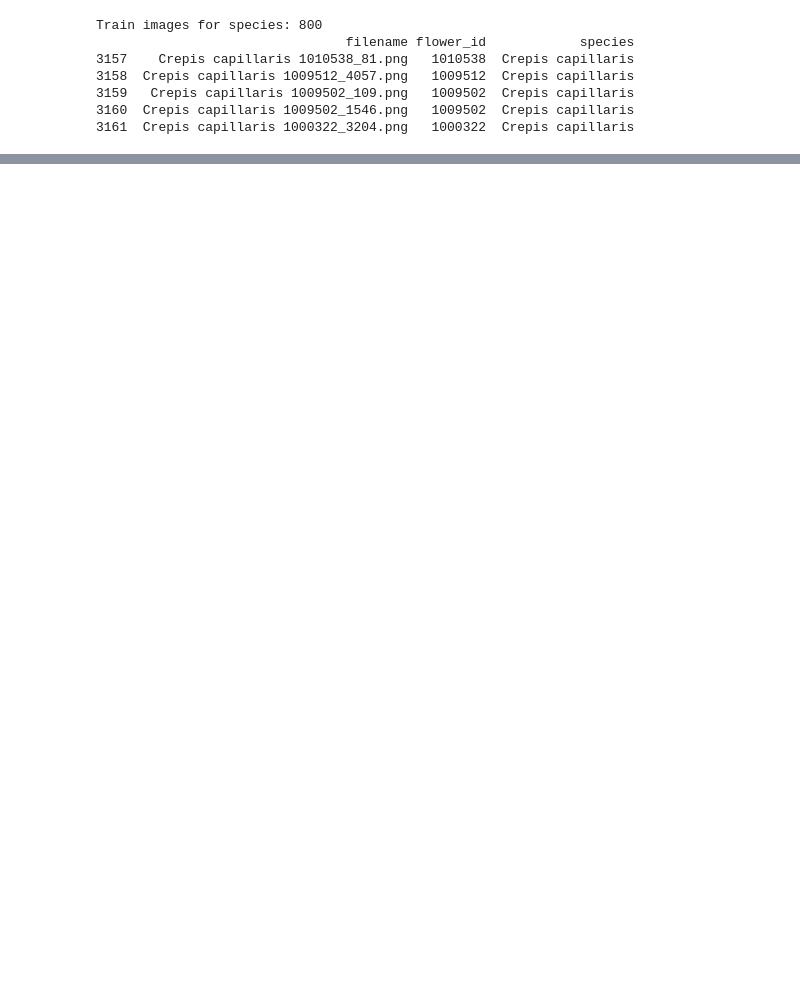
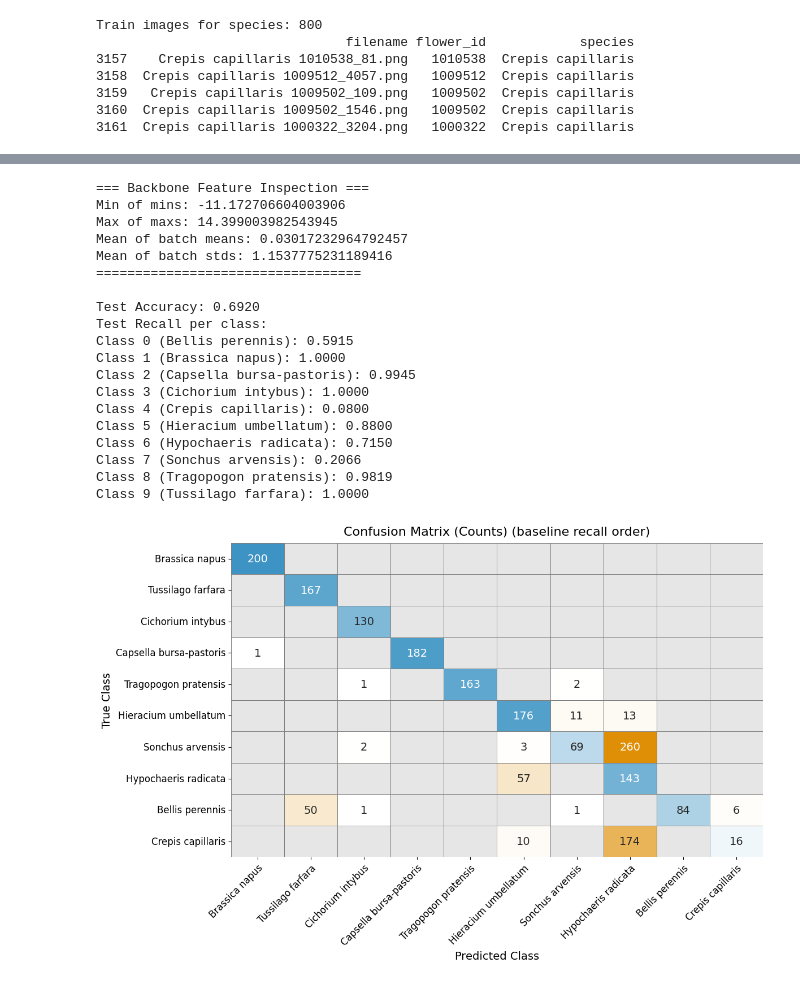
Before and after one commit to myngoc-trg/Bachelor_Project_Statistics, a Jupyter notebook: Report_sensi.ipynb, the cells around one changed output, grey strips where cells are left out. Drawn from its saved outputs; the diff is of its cells as text; code cells hidden in the pictures; blank space fills up the shorter version.

Commit message:
Conducted sensitivity test for best convnext model

```diff
--- a/Report_sensi.ipynb
+++ b/Report_sensi.ipynb
@@ -30,3 +49,8 @@ from engine.data_setup import setup_datasets
 print("All libraries imported successfully!")
 # %% [output]
 All libraries imported successfully!
+# %%
+SEED = 42
+
+device = torch.device('cuda' if torch.cuda.is_available() else 'cpu')
+print("Using device:", device)
@@ -307,0 +552,9 @@ Dataset setup complete.
+# %%
+
+
+train_dataset, val_dataset, test_dataset, class_to_idx, idx_to_class,classes = setup_datasets(
+    val_bool=True,
+    aug_bool=True
+    ,return_flowerid=True
+)
+num_classes = len(classes)
@@ -307,0 +586,10 @@ Dataset setup complete.
+# %%
+seed_everything(SEED, deterministic=True)
+model = ConvNeXtTinyWithSize(num_classes=10, size_dim=2, pretrained=True).to(device)
+
+loss_fn = nn.CrossEntropyLoss()
+optimizer = torch.optim.AdamW(
+    model.parameters(),
+    lr=3e-4,
+    weight_decay=0.05
+)
@@ -307,0 +650,42 @@ Dataset setup complete.
+# %%
+BATCHSIZE = 32
+
+test_loader = DataLoader(
+        test_dataset,
+        batch_size=BATCHSIZE,
+        shuffle=False,
+        num_workers=0
+    )
+
+ckpt = torch.load("models/saved_trained_models/convnext_fill_val_aug_sensi_C1005299_H1005278.pth", map_location=device)
+model.load_state_dict(ckpt["model_state_dict"])
+model.to(device)
+
+recall_per_class_M1, accuracy_M1, probs_M1, ys_M1, conf_M1 = eval_epoch(model, test_loader, device, num_classes=num_classes, loss_fn=None,inspect_features=True)
+print(f"Test Accuracy: {accuracy_M1:.4f}")
+print("Test Recall per class:")
+for i, r in enumerate(recall_per_class_M1):
+    print(f"Class {i} ({idx_to_class[i]}): {r:.4f}")
+
+plot_confusion_matrix(conf_M1, idx_to_class, normalize=False)
+# %% [output]
+=== Backbone Feature Inspection ===
+Min of mins: -11.172706604003906
+Max of maxs: 14.399003982543945
+Mean of batch means: 0.03017232964792457
+Mean of batch stds: 1.1537775231189416
+==================================
+
+Test Accuracy: 0.6920
+Test Recall per class:
+Class 0 (Bellis perennis): 0.5915
+Class 1 (Brassica napus): 1.0000
+Class 2 (Capsella bursa-pastoris): 0.9945
+Class 3 (Cichorium intybus): 1.0000
+Class 4 (Crepis capillaris): 0.0800
+Class 5 (Hieracium umbellatum): 0.8800
+Class 6 (Hypochaeris radicata): 0.7150
+Class 7 (Sonchus arvensis): 0.2066
+Class 8 (Tragopogon pratensis): 0.9819
+Class 9 (Tussilago farfara): 1.0000
+[figure, added]
```
Also changed, not shown: parts of 29 cells of this notebook, 9 other files.
